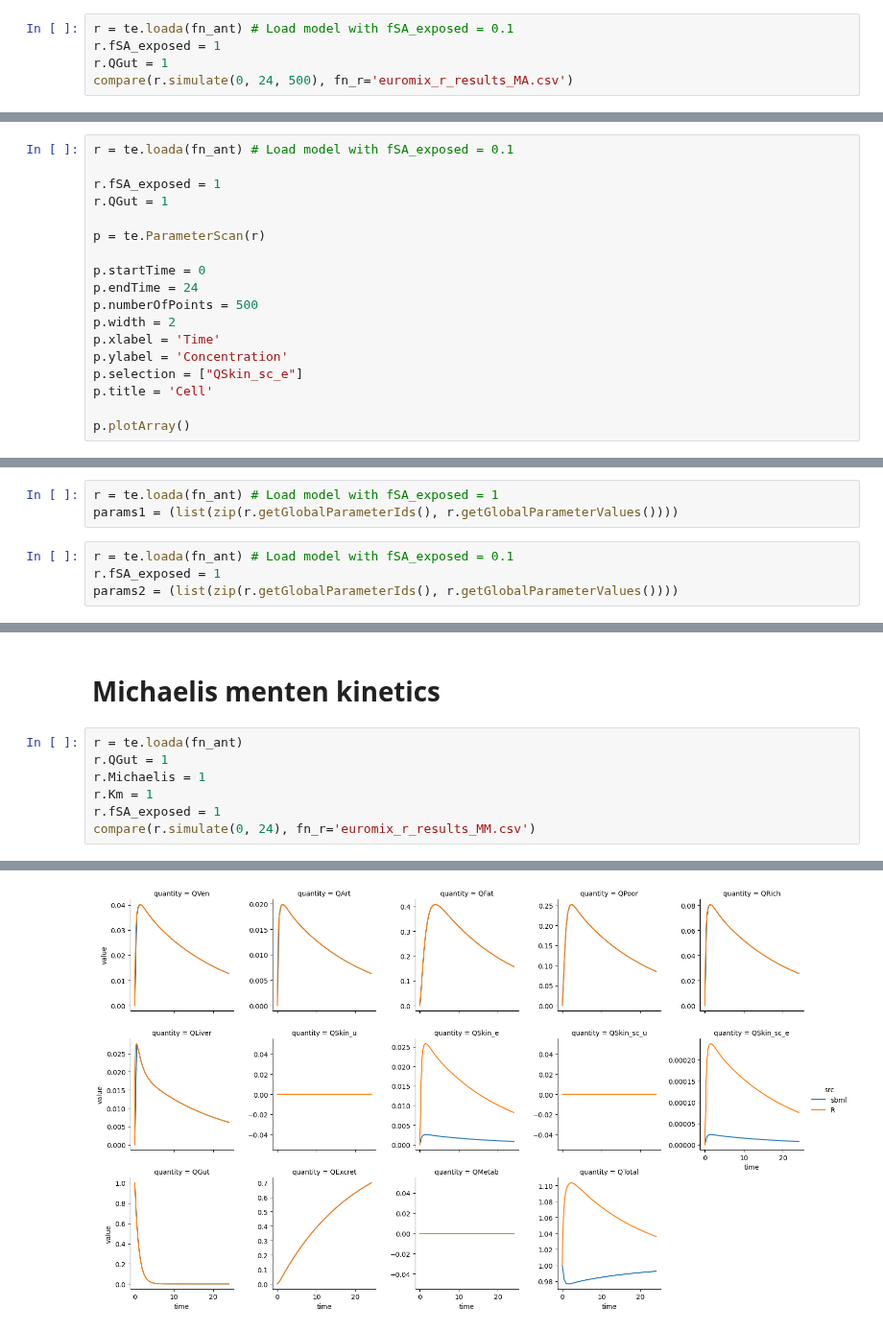
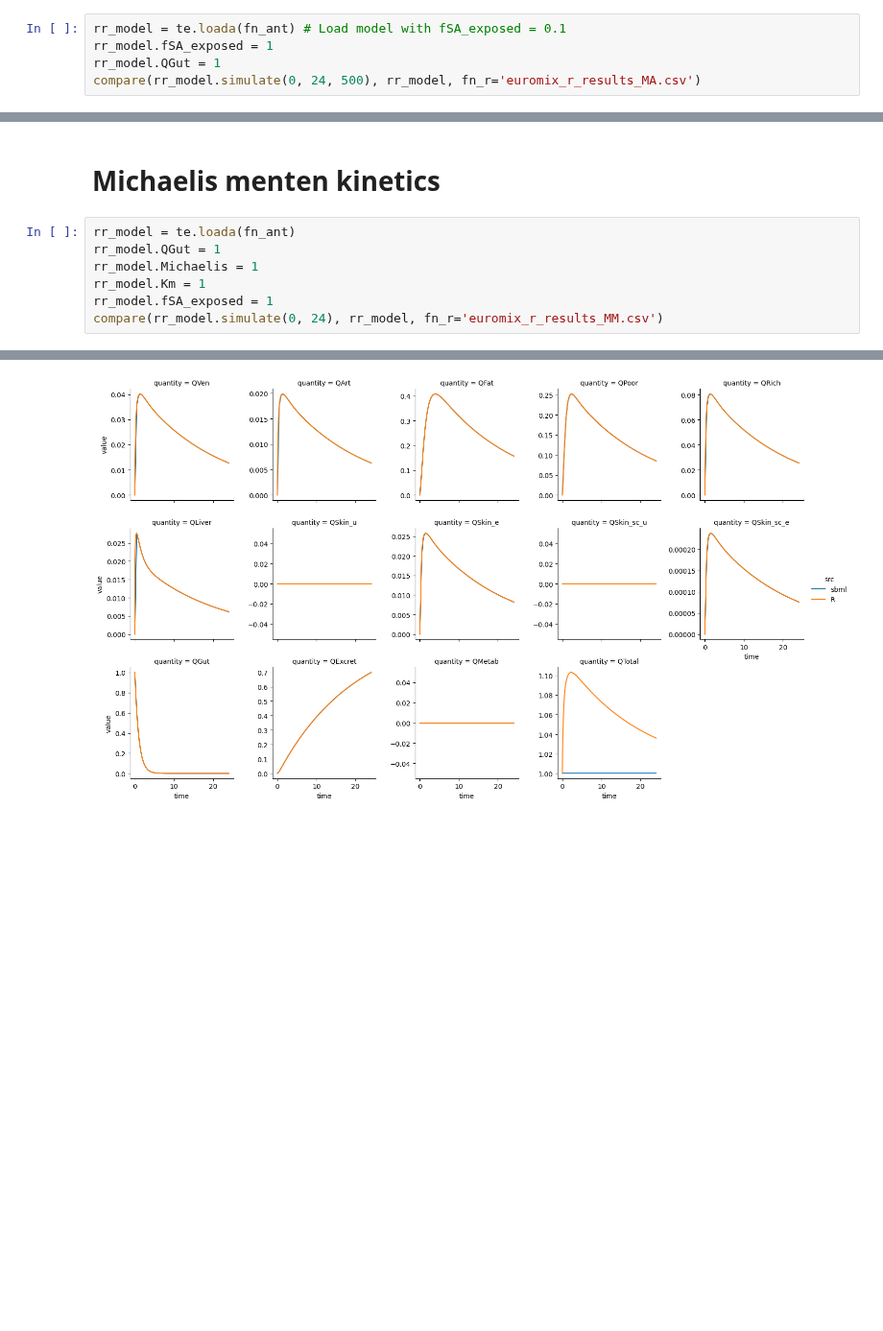
Before and after one commit to rivm-syso/euromix-to-sbml, a Jupyter notebook: notebooks/validate_antimony_model.ipynb, the cells around one changed output, grey strips where cells are left out. Shown at 96% size. Cells and saved outputs as stored; diff of their text form; blank space fills up the shorter version.

```diff
--- a/notebooks/validate_antimony_model.ipynb
+++ b/notebooks/validate_antimony_model.ipynb
@@ -58,8 +58,8 @@ def compare(results, fn_r):
 # %% [markdown]
 # Mass action kinetics
 # %%
-r = te.loada(fn_ant) # Load model with fSA_exposed = 0.1
-r.fSA_exposed = 1
-r.QGut = 1
-compare(r.simulate(0, 24, 500), fn_r='euromix_r_results_MA.csv')
+rr_model = te.loada(fn_ant) # Load model with fSA_exposed = 0.1
+rr_model.fSA_exposed = 1
+rr_model.QGut = 1
+compare(rr_model.simulate(0, 24, 500), rr_model, fn_r='euromix_r_results_MA.csv')
 # %% [output]
@@ -70,18 +66,0 @@ The get_vol_map function which is used to compare results, loads the original an
-# %%
-r = te.loada(fn_ant) # Load model with fSA_exposed = 0.1
-
-r.fSA_exposed = 1
-r.QGut = 1
-
-p = te.ParameterScan(r)
-
-p.startTime = 0
-p.endTime = 24
-p.numberOfPoints = 500
-p.width = 2
-p.xlabel = 'Time'
-p.ylabel = 'Concentration'
-p.selection = ["QSkin_sc_e"]
-p.title = 'Cell'
-
-p.plotArray()
@@ -94,7 +66,0 @@ Note that the peak is now at the same spot as the peak of the R results.
-# %%
-r = te.loada(fn_ant) # Load model with fSA_exposed = 1
-params1 = (list(zip(r.getGlobalParameterIds(), r.getGlobalParameterValues())))
-# %%
-r = te.loada(fn_ant) # Load model with fSA_exposed = 0.1
-r.fSA_exposed = 1
-params2 = (list(zip(r.getGlobalParameterIds(), r.getGlobalParameterValues())))
@@ -109,10 +69,10 @@ Because there is only a single dose, `QGut = 1` at `t = 0`, and nothing is taken
 # %% [markdown]
 # Michaelis menten kinetics
 # %%
-r = te.loada(fn_ant)
-r.QGut = 1
-r.Michaelis = 1
-r.Km = 1
-r.fSA_exposed = 1
-compare(r.simulate(0, 24), fn_r='euromix_r_results_MM.csv')
+rr_model = te.loada(fn_ant)
+rr_model.QGut = 1
+rr_model.Michaelis = 1
+rr_model.Km = 1
+rr_model.fSA_exposed = 1
+compare(rr_model.simulate(0, 24), rr_model, fn_r='euromix_r_results_MM.csv')
 # %% [output]
@@ -120,2 +79,2 @@ compare(r.simulate(0, 24), fn_r='euromix_r_results_MM.csv')
-[figure, old version]
+[figure, new version]
 # %% [markdown]
```
Also changed, not shown: parts of 12 cells of this notebook.
